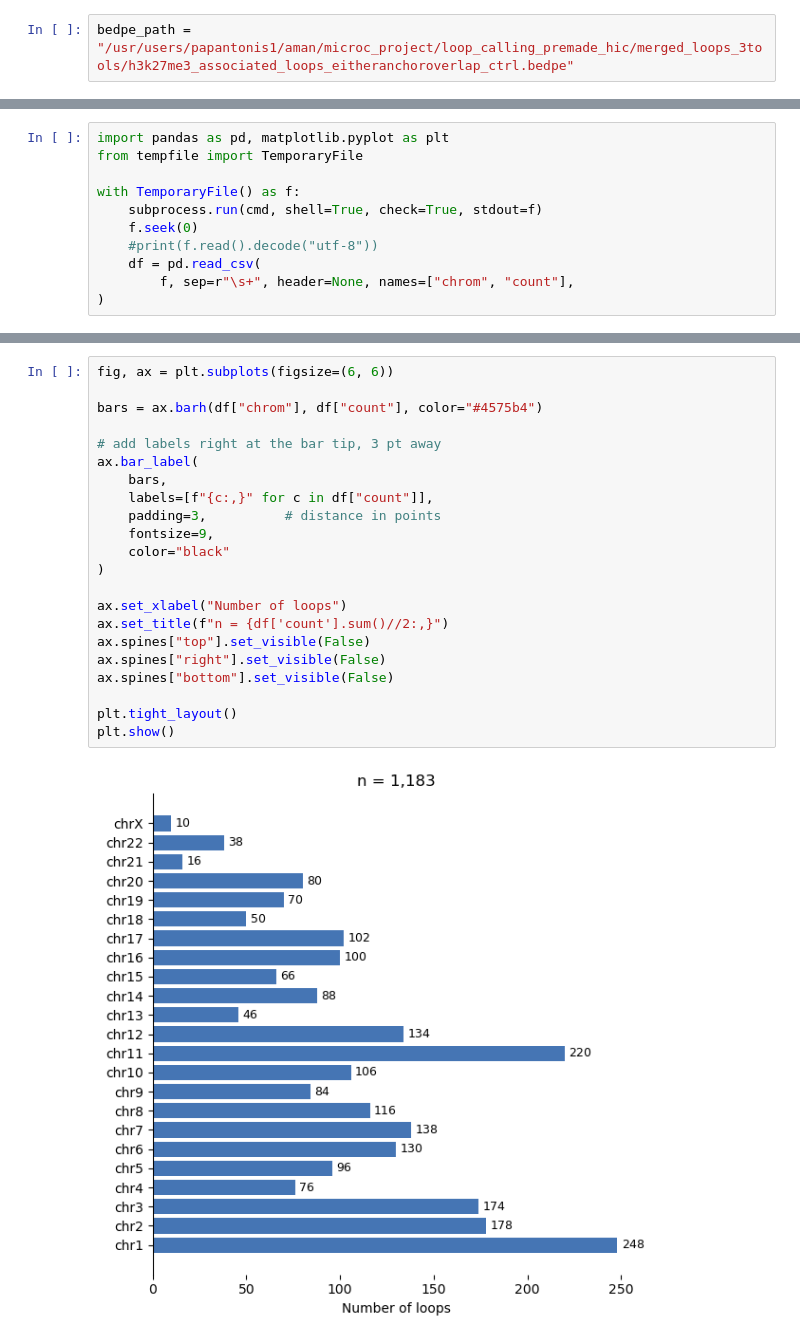
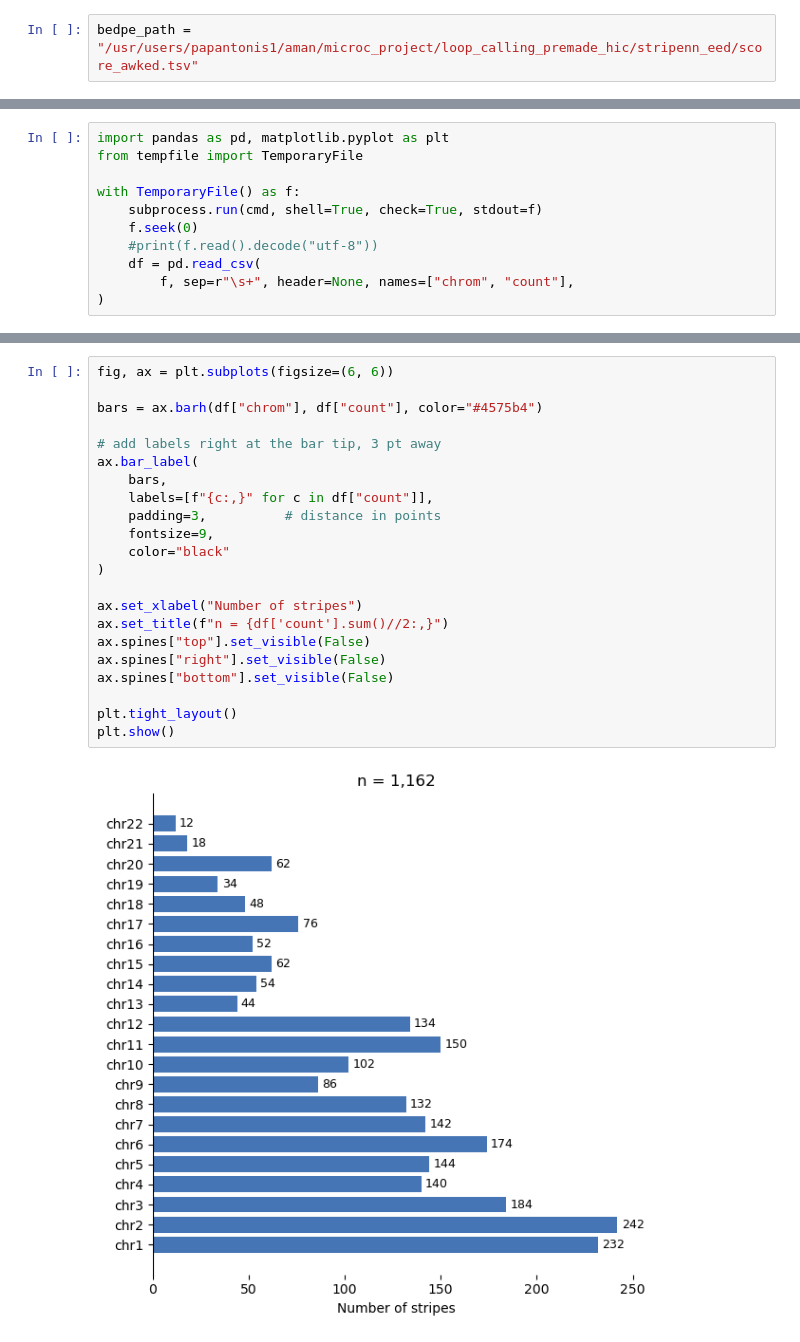
Before and after one commit to ToruOkadaOi/thesis_aman, a Jupyter notebook: jupyter_notes/getloops_per_chr.ipynb, the cells around one changed output, grey strips where cells are left out. Cells and saved outputs as stored; diff of their text form.

```diff
--- a/jupyter_notes/getloops_per_chr.ipynb
+++ b/jupyter_notes/getloops_per_chr.ipynb
@@ -2,7 +2,7 @@
 import subprocess
 from shlex import split
 # %%
-bedpe_path = "/usr/users/papantonis1/aman/microc_project/loop_calling_premade_hic/merged_loops_3tools/h3k27me3_associated_loops_eitheranchoroverlap_ctrl.bedpe"
+bedpe_path = "/usr/users/papantonis1/aman/microc_project/loop_calling_premade_hic/stripenn_eed/score_awked.tsv"
 # %%
 cmd = fr"""awk 'BEGIN{{FS=OFS="\t"}} !/^#/ {{c[$1]++; c[$4]++}}
            END{{for(chr in c) print chr, c[chr]}}' {bedpe_path} |
@@ -94,24 +94,24 @@ plt.show()
 # %%
 fig, ax = plt.subplots(figsize=(6, 6))
 
 bars = ax.barh(df["chrom"], df["count"], color="#4575b4")
 
 # add labels right at the bar tip, 3 pt away
 ax.bar_label(
     bars,
     labels=[f"{c:,}" for c in df["count"]],
     padding=3,          # distance in points
     fontsize=9,
     color="black"
 )
 
-ax.set_xlabel("Number of loops")
+ax.set_xlabel("Number of stripes")
 ax.set_title(f"n = {df['count'].sum()//2:,}")
 ax.spines["top"].set_visible(False)
 ax.spines["right"].set_visible(False)
 ax.spines["bottom"].set_visible(False)
 
 plt.tight_layout()
 plt.show()
 # %% [output]
-[figure, old version]
+[figure, new version]
```
Also changed, not shown: parts of 4 cells of this notebook, 27 other files.
